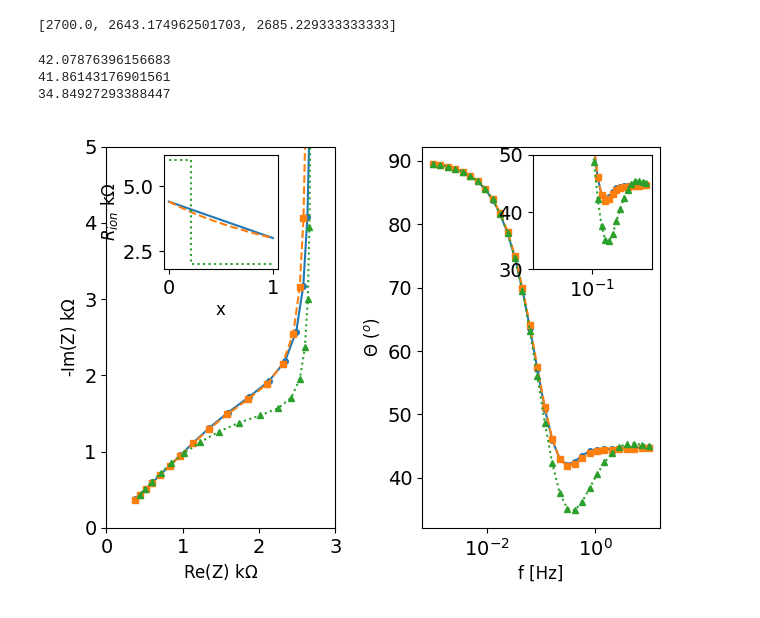
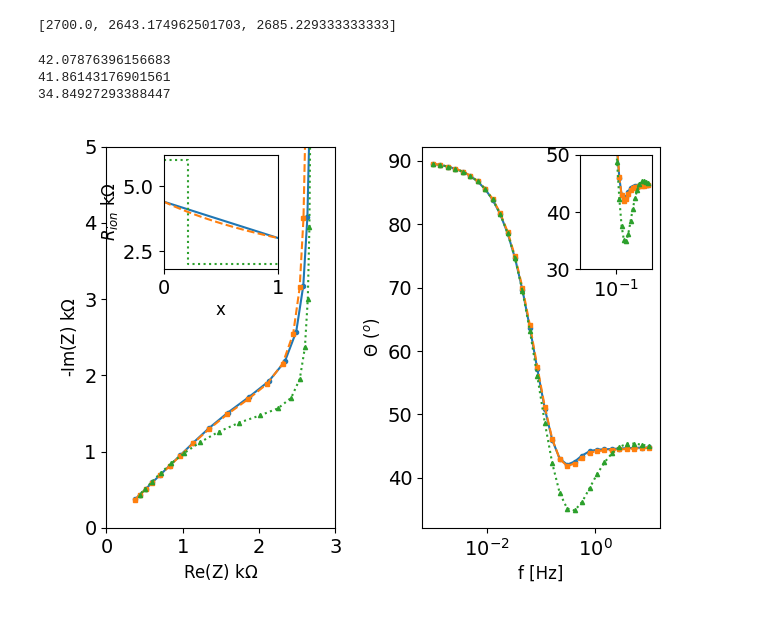
Before and after one commit to Yugal0/fitting-eis-dipangle-analysis, a Jupyter notebook: figure_flow.ipynb, the cells around one changed output. Drawn from its saved outputs; the diff is of its cells as text; code cells hidden in the pictures.

```diff
--- a/figure_flow.ipynb
+++ b/figure_flow.ipynb
@@ -71,7 +71,7 @@ plt.rcParams['axes.labelsize']=12
 plt.rcParams['xtick.labelsize']=14
 plt.rcParams['ytick.labelsize']=14
 plt.rcParams['ytick.labelsize']=14
-plt.rcParams['lines.markersize']=4
+plt.rcParams['lines.markersize']=3
 
 
 # fig, axs=plt.subplots(3,3)
@@ -129,6 +129,8 @@ ax_prof=inset_axes(ax_nyq,width="50%",height="30%",loc="upper center")
 for prof,c,ls in zip(profiles,c_all,linestyles):
     ax_prof.set_xlabel("x",labelpad=2)
     ax_prof.set_ylabel("$R_{ion}$ k$\Omega$",labelpad=2)
+    ax_prof.set_xmargin(0)
+    ax_prof.xtickparams()
     if prof=="lin":
         ax_prof.plot([0,1],[c.initial_guess[0]/1000,(1/1000)*c.initial_guess[2]*c.initial_guess[0]/c.initial_guess[1]],linestyle=ls)
 
@@ -145,35 +147,37 @@ for z,ls,m in zip(z_all,linestyles,markers):
     ax_nyq.set_ylabel("-Im(Z) k$\Omega$")
     ax_nyq.plot(np.real(z)/1000,-np.imag(z)/1000,linestyle=ls,marker=m)
     ax_nyq.set_aspect("equal")
     ax_nyq.set_xlim(0,3)
     ax_nyq.set_ylim(0,5)
 
 
 ax_bode=axs[1]
-ax_b_zoom=inset_axes(ax_bode,width="50%",height="30%",loc="upper right")
+ax_b_zoom=inset_axes(ax_bode,width="30%",height="30%",loc="upper right")
 
 for z,ls,m in zip(z_all,linestyles,markers):
     ax_bode.plot(f,-np.angle(z,deg=True),linestyle=ls,marker=m)
     ax_bode.set_xlabel("f [Hz]")
     ax_bode.set_xscale("log")
     ax_bode.set_ylabel("$\Theta$ ($^o$)")
     theta_min=min(-np.angle(z,deg=True))
     print(theta_min)
 
     ax_b_zoom.plot(f,-np.angle(z,deg=True),linestyle=ls,marker=m)
     ax_b_zoom.set_xscale("log")
+    # ax_b_zoom.set_xlim(0.1,0.01)
     ax_b_zoom.set_ylim(30,50)
     # ax_inset.plot()
     # ax.set_aspect("equal")
     # ax.set_xlim(0,10000)
     # ax.set_ylim(0,10000)
 #plot the bode plot
 fig.tight_layout()
+fig.savefig("dip.png",dpi=600)
 # %% [output]
 42.07876396156683
 41.86143176901561
 34.84927293388447
-[figure, old version]
+[figure, new version]
 # %%
 # import matplotlib.pyplot as plt
 
```
Also changed, not shown: 1 other file.
